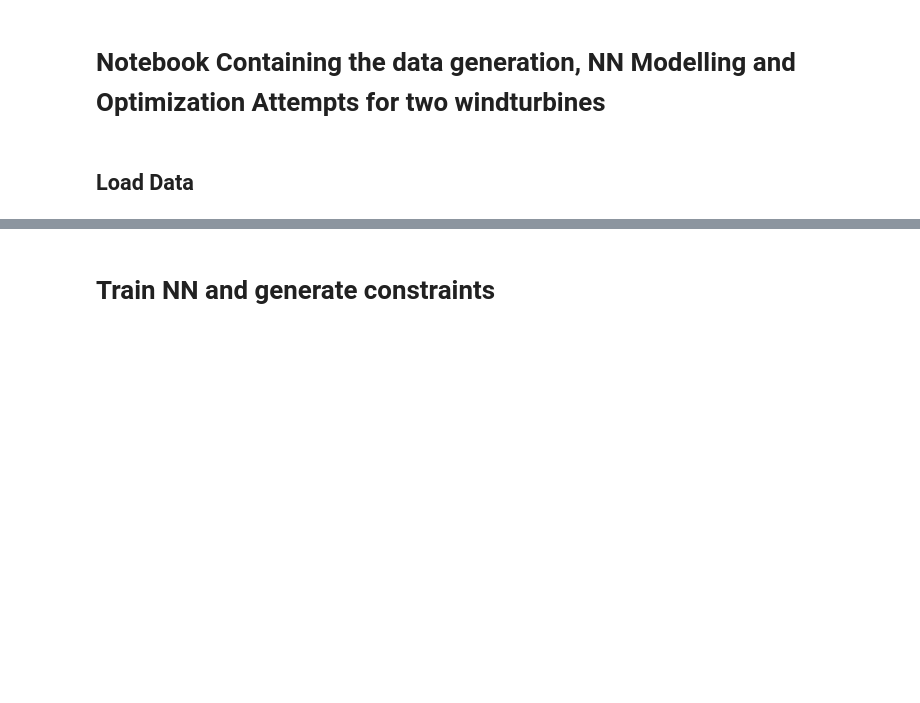
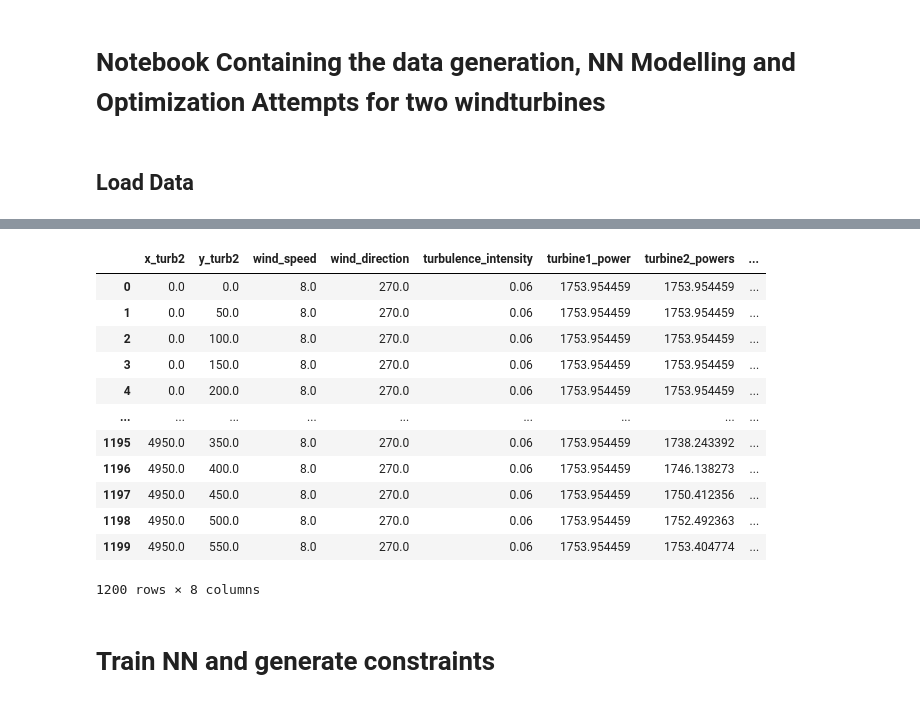
Before and after one commit to schmeti/uc3m_TFM_wind_farm_optimization_codebase, a Jupyter notebook: Windfarm_power_modelling/two_turbine_optimization_via_constraint_learning.ipynb, the cells around one changed output, grey strips where cells are left out. Cells and saved outputs as stored; diff of their text form; code cells hidden in the pictures; blank space fills up the shorter version.

```diff
--- a/Windfarm_power_modelling/two_turbine_optimization_via_constraint_learning.ipynb
+++ b/Windfarm_power_modelling/two_turbine_optimization_via_constraint_learning.ipynb
@@ -32,3 +32,19 @@ data.head()
+# %%
+data
+# %% [output]
+|  | x_turb2 | y_turb2 | wind_speed | wind_direction | turbulence_intensity | turbine1_power | turbine2_powers | ... |
+| 0 | 0.0 | 0.0 | 8.0 | 270.0 | 0.06 | 1753.954459 | 1753.954459 | ... |
+| 1 | 0.0 | 50.0 | 8.0 | 270.0 | 0.06 | 1753.954459 | 1753.954459 | ... |
+| 2 | 0.0 | 100.0 | 8.0 | 270.0 | 0.06 | 1753.954459 | 1753.954459 | ... |
+| 3 | 0.0 | 150.0 | 8.0 | 270.0 | 0.06 | 1753.954459 | 1753.954459 | ... |
+| 4 | 0.0 | 200.0 | 8.0 | 270.0 | 0.06 | 1753.954459 | 1753.954459 | ... |
+| ... | ... | ... | ... | ... | ... | ... | ... | ... |
+| 1195 | 4950.0 | 350.0 | 8.0 | 270.0 | 0.06 | 1753.954459 | 1738.243392 | ... |
+| 1196 | 4950.0 | 400.0 | 8.0 | 270.0 | 0.06 | 1753.954459 | 1746.138273 | ... |
+| 1197 | 4950.0 | 450.0 | 8.0 | 270.0 | 0.06 | 1753.954459 | 1750.412356 | ... |
+| 1198 | 4950.0 | 500.0 | 8.0 | 270.0 | 0.06 | 1753.954459 | 1752.492363 | ... |
+| 1199 | 4950.0 | 550.0 | 8.0 | 270.0 | 0.06 | 1753.954459 | 1753.404774 | ... |
+1200 rows × 8 columns
 # %% [markdown]
 # Train NN and generate constraints
 # %%
```
Also changed, not shown: parts of 6 cells of this notebook, 3 other files.
